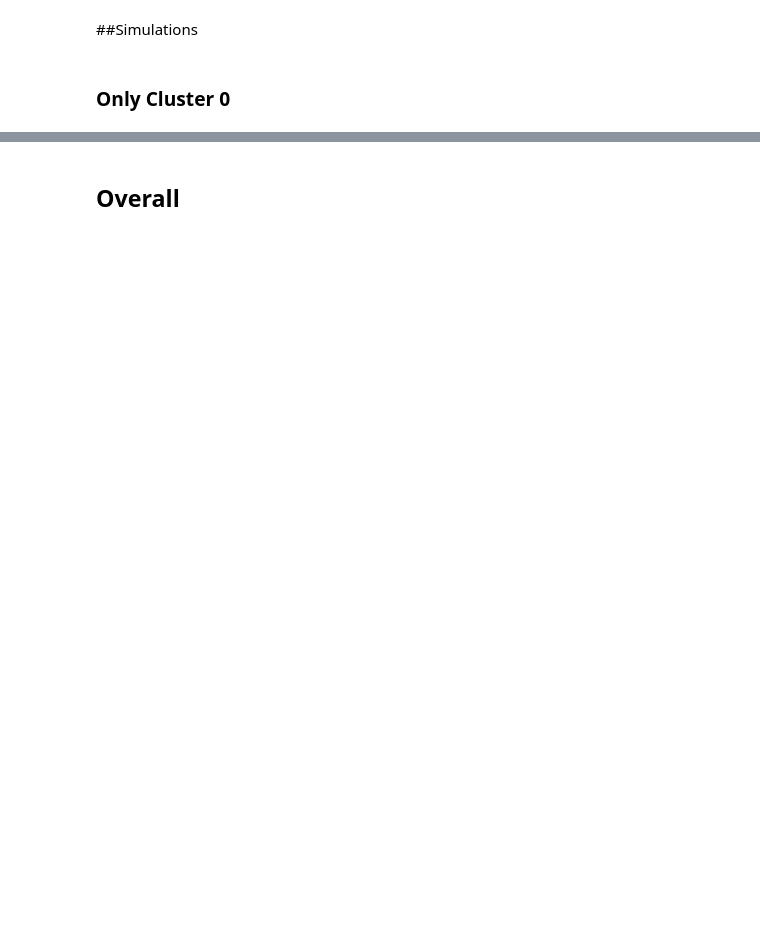
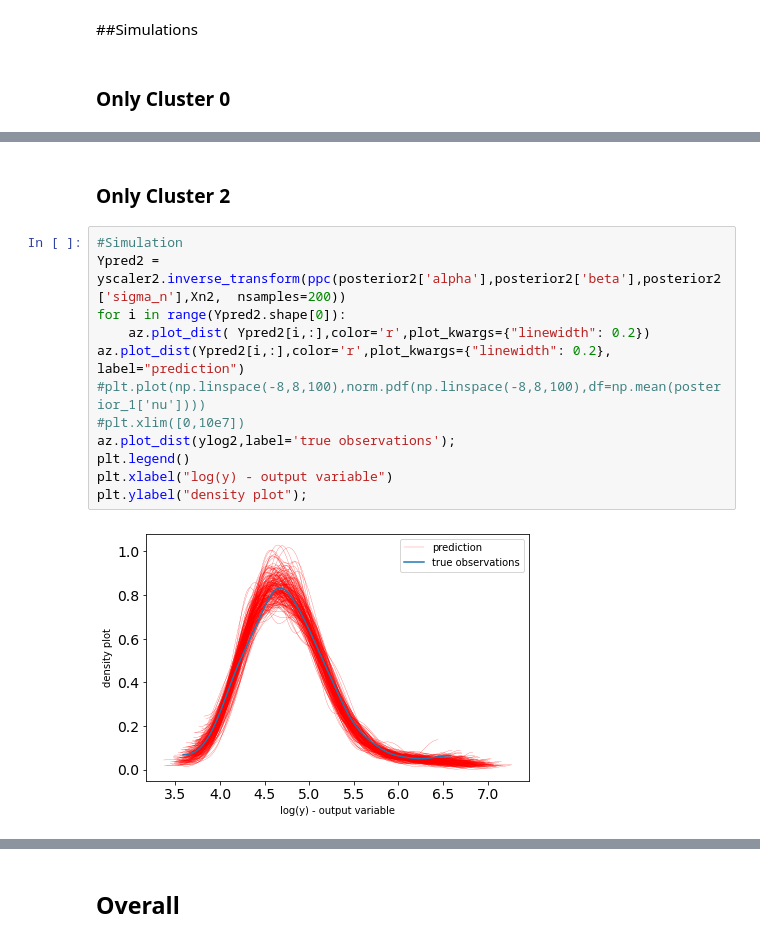
Before and after one commit to M-McKegney/ET5003_SEM1_2021-2, a Jupyter notebook: ET5003_Etivity2_MichaelMcKegney_20149743.ipynb, the cells around one changed output, grey strips where cells are left out. Saved outputs shown, nothing was run; the diff lists cells and outputs as text; blank space fills up the shorter version.

```diff
--- a/ET5003_Etivity2_MichaelMcKegney_20149743.ipynb
+++ b/ET5003_Etivity2_MichaelMcKegney_20149743.ipynb
@@ -752,0 +941,16 @@ with pm.Model() as model_0:
+# %% [markdown]
+### Only Cluster 2
+# %%
+#Simulation
+Ypred2 = yscaler2.inverse_transform(ppc(posterior2['alpha'],posterior2['beta'],posterior2['sigma_n'],Xn2,  nsamples=200))
+for i in range(Ypred2.shape[0]):
+    az.plot_dist( Ypred2[i,:],color='r',plot_kwargs={"linewidth": 0.2})
+az.plot_dist(Ypred2[i,:],color='r',plot_kwargs={"linewidth": 0.2}, label="prediction")
+#plt.plot(np.linspace(-8,8,100),norm.pdf(np.linspace(-8,8,100),df=np.mean(posterior_1['nu'])))
+#plt.xlim([0,10e7])
+az.plot_dist(ylog2,label='true observations');
+plt.legend()
+plt.xlabel("log(y) - output variable")
+plt.ylabel("density plot");
+# %% [output]
+[figure, added]
```
Also changed, not shown: parts of 27 cells of this notebook.
